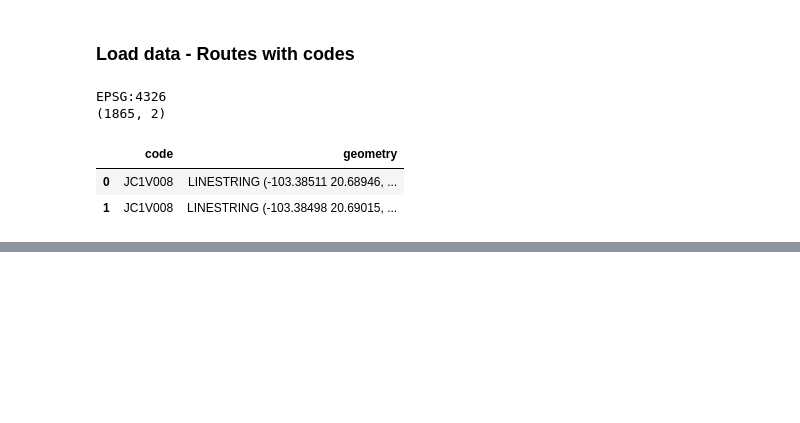
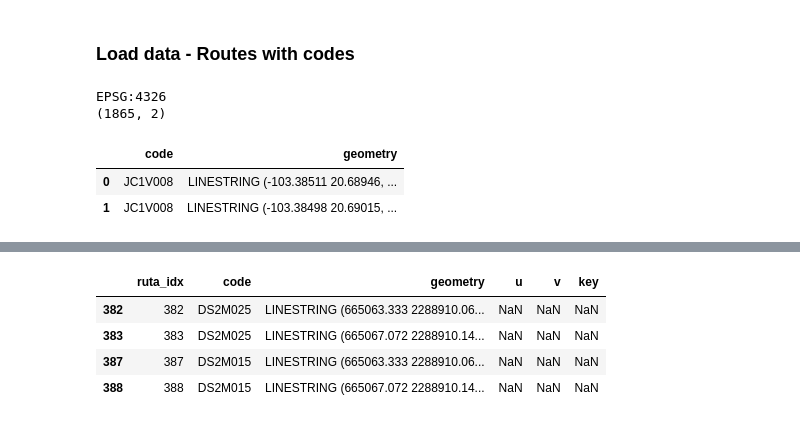
Before and after one commit to Observatorio-Ciudades/accesibilidad-urbana, a Jupyter notebook: notebooks/projects/volvo/13c_encuestas_merge_physical_variables.ipynb, the cells around one changed output, grey strips where cells are left out. Saved outputs shown, nothing was run; the diff lists cells and outputs as text; code cells hidden in the pictures; blank space fills up the shorter version.

```diff
--- a/notebooks/projects/volvo/13c_encuestas_merge_physical_variables.ipynb
+++ b/notebooks/projects/volvo/13c_encuestas_merge_physical_variables.ipynb
@@ -227,0 +130,16 @@ EPSG:32613
+# %%
+# Create a small buffer for each ruta
+rutas_buff = rutas_edges_32613.buffer(0.1)
+# Convert into DataFrame and reset index again to have unique identifier that matches rutas_edges_32613
+rutas_buff = pd.DataFrame(rutas_buff)
+rutas_buff.reset_index(inplace=True)
+# Convert into GeoDataFrame#
+rutas_buff.rename(columns={0:'geometry'},inplace=True)
+rutas_buff_gdf = gpd.GeoDataFrame(rutas_buff,geometry='geometry',crs='EPSG:32613')
+# Rename unique identifier
+rutas_buff_gdf.rename(columns={'index':'ruta_idx'},inplace=True)
+
+# Show
+print(rutas_buff_gdf.crs)
+print(rutas_buff_gdf.shape)
+rutas_buff_gdf.head(2)
@@ -227,0 +177,8 @@ EPSG:32613
+# %%
+# Intersect buffer and centroids
+join_gdf = gpd.sjoin(org_mid_points, rutas_buff_gdf, how='inner', predicate='within')
+join_gdf = join_gdf[['ruta_idx','org_idx']]
+
+# Show
+print(join_gdf.shape)
+join_gdf.head(2)
@@ -227,0 +204,18 @@ EPSG:32613
+# %%
+# Find routes and assign original edge's data
+found_routes = list(join_gdf.ruta_idx.unique())
+
+for found_route in found_routes:
+    # Original edge found
+    corresponding_org_idx = join_gdf.loc[join_gdf.ruta_idx==found_route]['org_idx'].unique()[0]
+    # Original edge's data
+    idx_org = org_edges['org_idx']==corresponding_org_idx
+    # Transfer data to rutas_edges_32613
+    idx = rutas_edges_32613['ruta_idx']==found_route
+    rutas_edges_32613.loc[idx,'u'] = str(org_edges.loc[idx_org,'u'].unique()[0])
+    rutas_edges_32613.loc[idx,'v'] = str(org_edges.loc[idx_org,'v'].unique()[0])
+    rutas_edges_32613.loc[idx,'key'] = str(org_edges.loc[idx_org,'key'].unique()[0])
+
+# Show
+print(rutas_edges_32613.shape)
+rutas_edges_32613.head(2)
@@ -227,0 +227,9 @@ EPSG:32613
+# %%
+# Missing data (GIS)
+rutas_edges_32613.loc[rutas_edges_32613.u.isna()]
+# %% [output]
+|  | ruta_idx | code | geometry | u | v | key |
+| 382 | 382 | DS2M025 | LINESTRING (665063.333 2288910.06... | NaN | NaN | NaN |
+| 383 | 383 | DS2M025 | LINESTRING (665067.072 2288910.14... | NaN | NaN | NaN |
+| 387 | 387 | DS2M015 | LINESTRING (665063.333 2288910.06... | NaN | NaN | NaN |
+| 388 | 388 | DS2M015 | LINESTRING (665067.072 2288910.14... | NaN | NaN | NaN |
```
Also changed, not shown: parts of 27 cells of this notebook.
